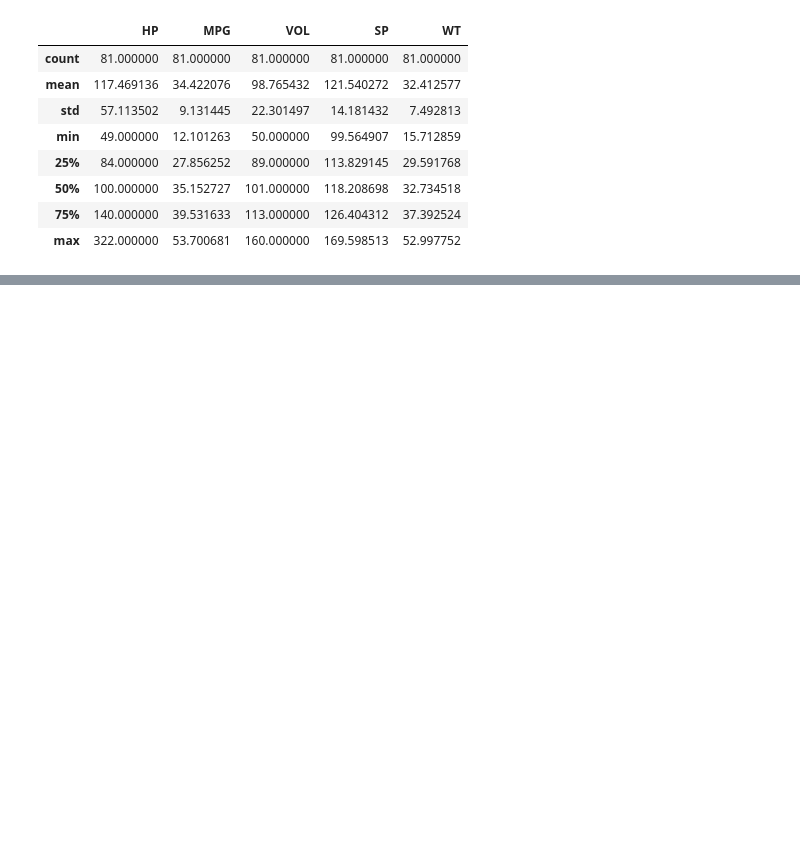
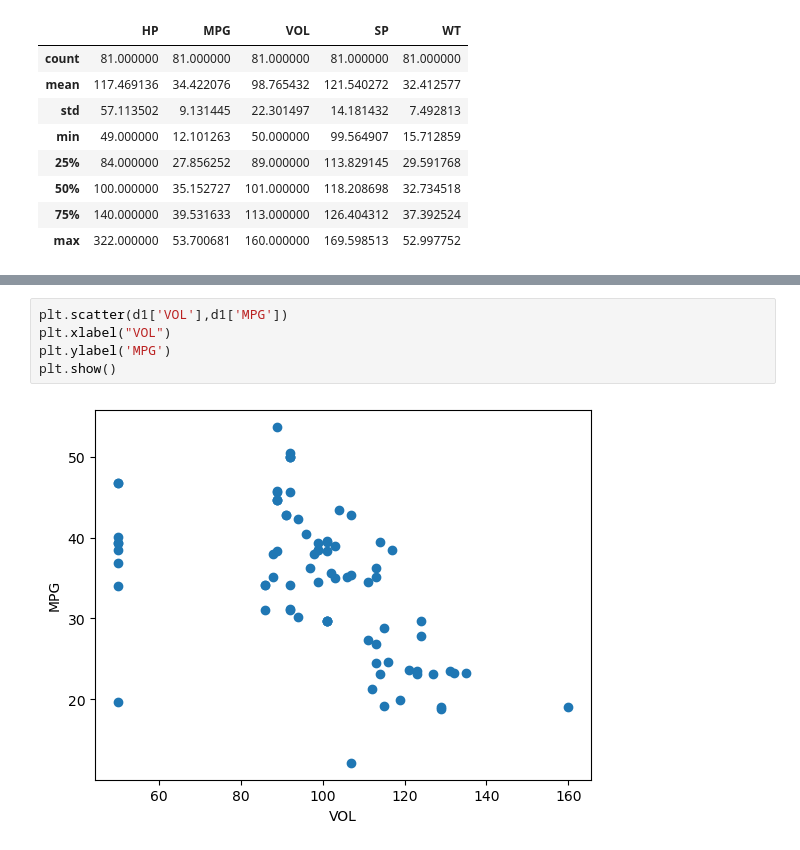
Before and after one commit to aryanra419/Python-class-notes, a Jupyter notebook: ML-MultiLinear.ipynb, the cells around one changed output, grey strips where cells are left out. Drawn from its saved outputs; the diff is of its cells as text; blank space fills up the shorter version.

```diff
--- a/ML-MultiLinear.ipynb
+++ b/ML-MultiLinear.ipynb
@@ -51,0 +80,7 @@ d1.describe()
+# %%
+plt.scatter(d1['VOL'],d1['MPG'])
+plt.xlabel("VOL")
+plt.ylabel('MPG')
+plt.show()
+# %% [output]
+[figure, added]
```
Also changed, not shown: parts of 13 cells of this notebook.
